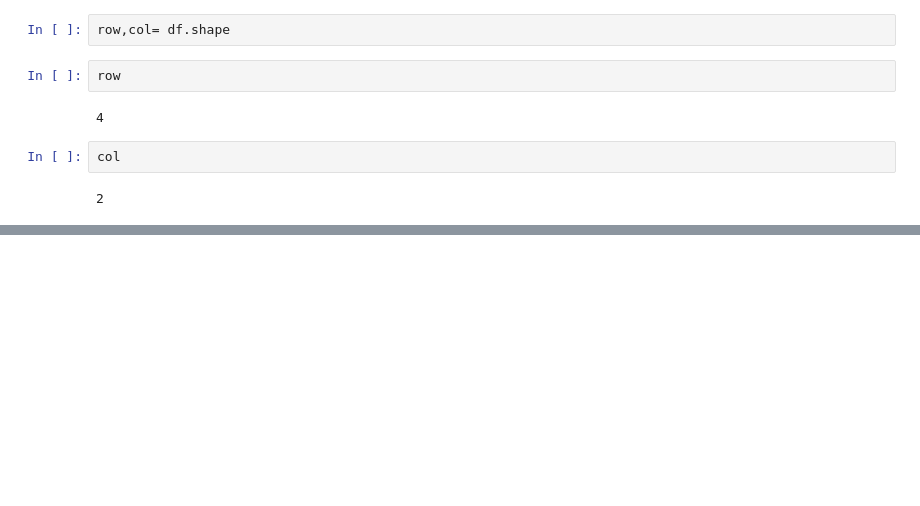
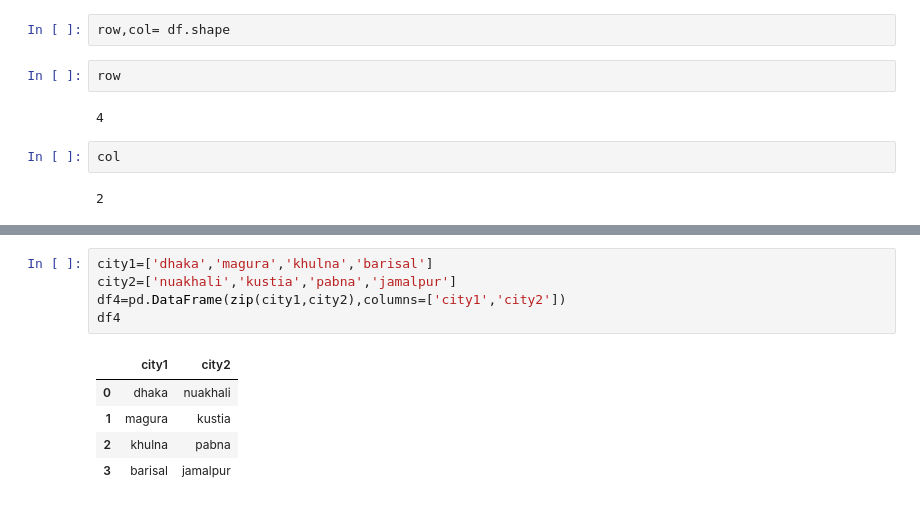
Before and after one commit to cpnasirr/Machine-Learning, a Jupyter notebook: day_1.ipynb, the cells around one changed output, grey strips where cells are left out. Saved outputs shown, nothing was run; the diff lists cells and outputs as text; blank space fills up the shorter version.

```diff
--- a/day_1.ipynb
+++ b/day_1.ipynb
@@ -125,0 +135,11 @@ col
+# %%
+city1=['dhaka','magura','khulna','barisal']
+city2=['nuakhali','kustia','pabna','jamalpur']
+df4=pd.DataFrame(zip(city1,city2),columns=['city1','city2'])
+df4
+# %% [output]
+|  | city1 | city2 |
+| 0 | dhaka | nuakhali |
+| 1 | magura | kustia |
+| 2 | khulna | pabna |
+| 3 | barisal | jamalpur |
```
Also changed, not shown: parts of 1 cell of this notebook.
